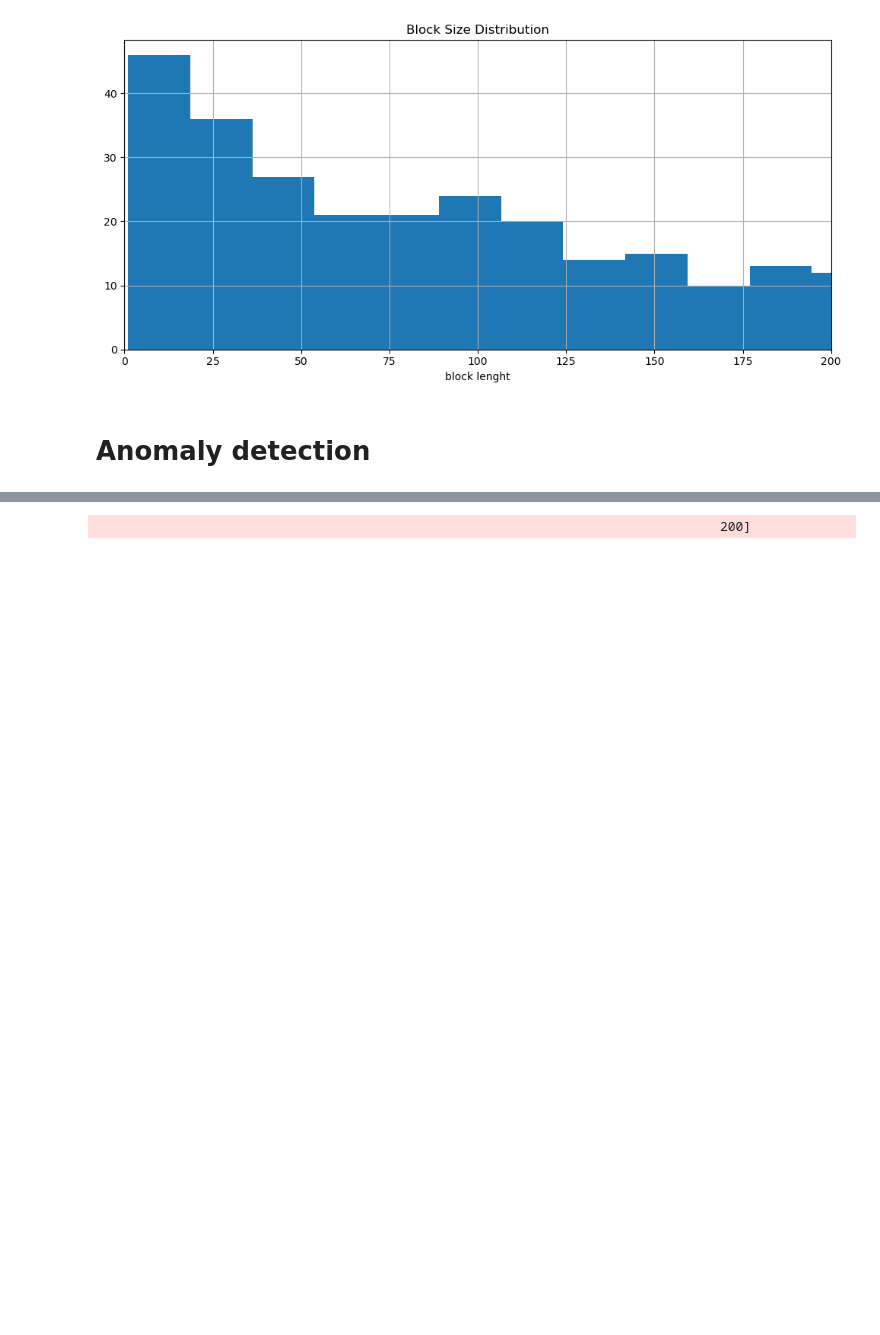
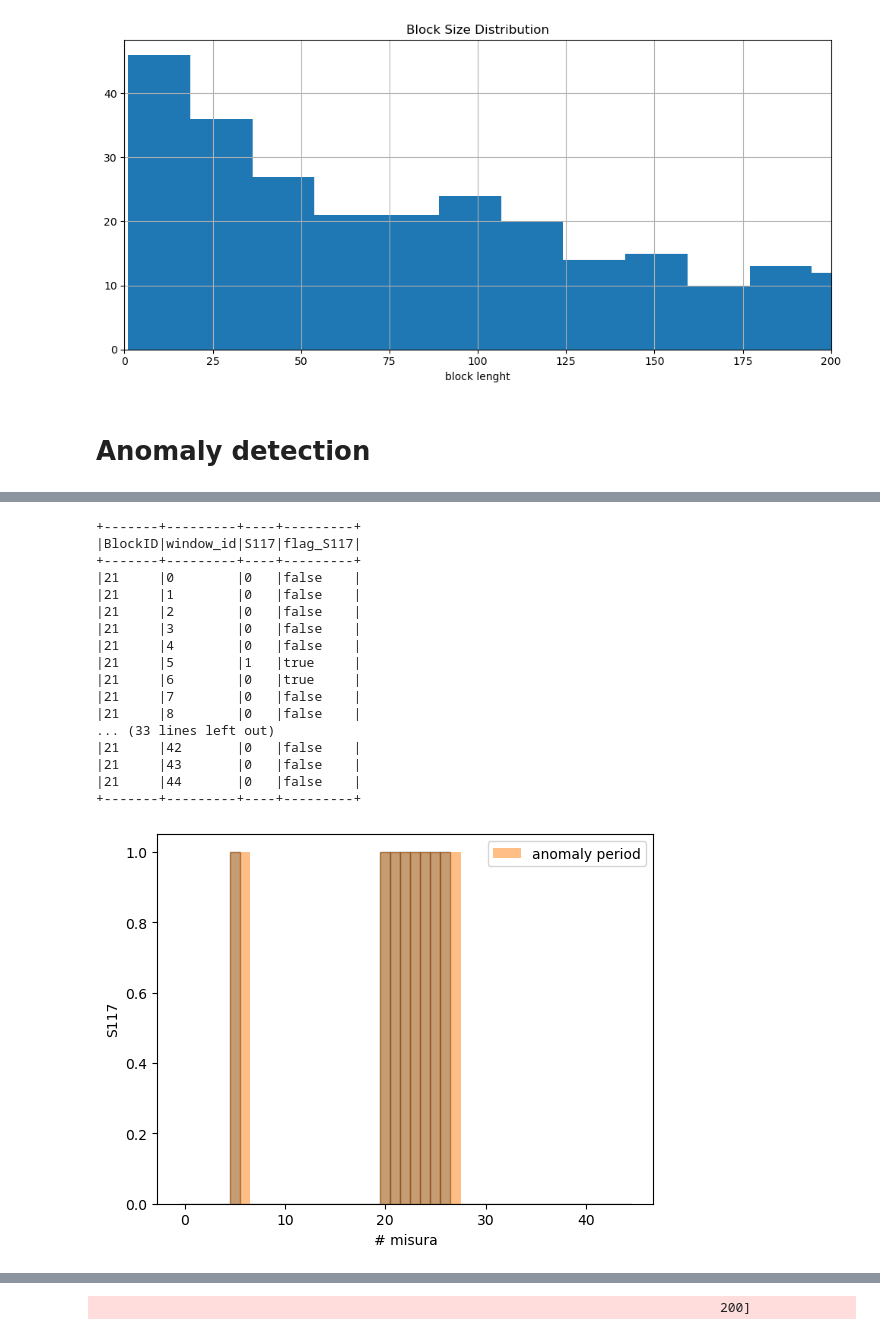
Before and after one commit to RaffaeleSabatini/MAPD2025_proj3, a Jupyter notebook: main.ipynb, the cells around one changed output, grey strips where cells are left out. Cells and saved outputs as stored; diff of their text form; code cells hidden in the pictures; blank space fills up the shorter version.

```diff
--- a/main.ipynb
+++ b/main.ipynb
@@ -866,0 +962,21 @@ Py4JJavaError: An error occurred while calling o14401.showString.
+# %%
+inspect_anomalies(df_anomalies, 'S117', 21)
+# %% [output]
++-------+---------+----+---------+
+|BlockID|window_id|S117|flag_S117|
++-------+---------+----+---------+
+|21     |0        |0   |false    |
+|21     |1        |0   |false    |
+|21     |2        |0   |false    |
+|21     |3        |0   |false    |
+|21     |4        |0   |false    |
+|21     |5        |1   |true     |
+|21     |6        |0   |true     |
+|21     |7        |0   |false    |
+|21     |8        |0   |false    |
+... (33 lines left out)
+|21     |42       |0   |false    |
+|21     |43       |0   |false    |
+|21     |44       |0   |false    |
++-------+---------+----+---------+
+[figure, added]
```
Also changed, not shown: parts of 12 cells of this notebook.
